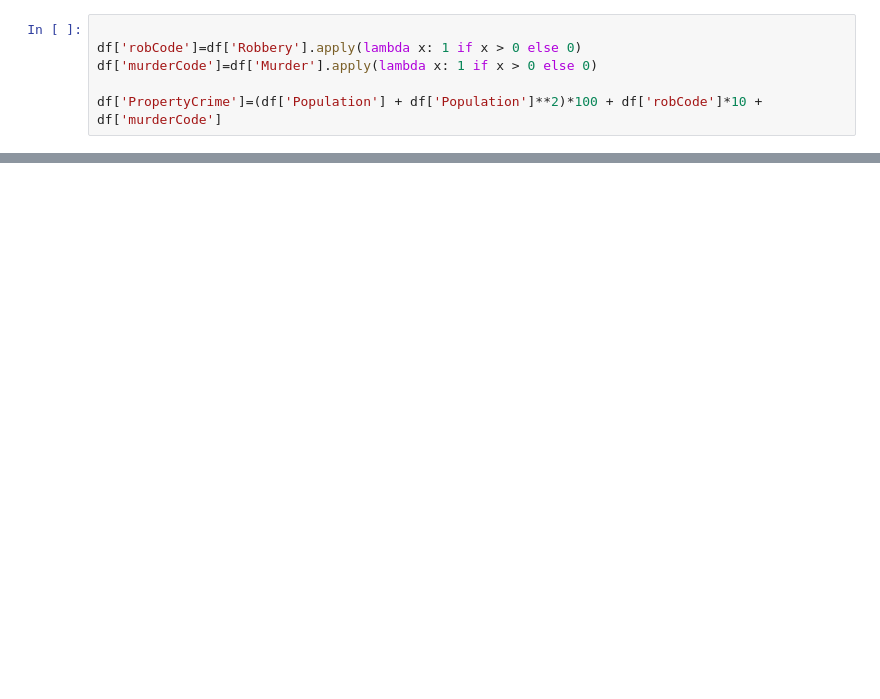
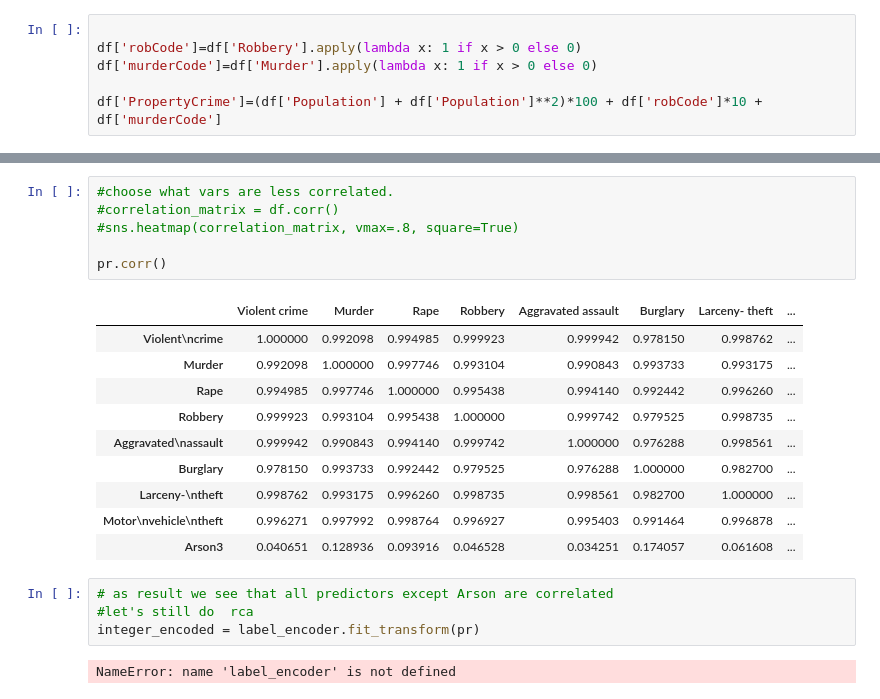
Before and after one commit to v2br/AI_study, a Jupyter notebook: unit2/Unit2Lesson4MyRegressionModel.ipynb, the cells around one changed output, grey strips where cells are left out. Saved outputs shown, nothing was run; the diff lists cells and outputs as text; blank space fills up the shorter version.

```diff
--- a/unit2/Unit2Lesson4MyRegressionModel.ipynb
+++ b/unit2/Unit2Lesson4MyRegressionModel.ipynb
@@ -160,0 +161,23 @@ print(inverted)
+# %%
+#choose what vars are less correlated.
+#correlation_matrix = df.corr()
+#sns.heatmap(correlation_matrix, vmax=.8, square=True)
+
+pr.corr()
+# %% [output]
+|  | Violent crime | Murder | Rape | Robbery | Aggravated assault | Burglary | Larceny- theft | ... |
+| Violent\ncrime | 1.000000 | 0.992098 | 0.994985 | 0.999923 | 0.999942 | 0.978150 | 0.998762 | ... |
+| Murder | 0.992098 | 1.000000 | 0.997746 | 0.993104 | 0.990843 | 0.993733 | 0.993175 | ... |
+| Rape | 0.994985 | 0.997746 | 1.000000 | 0.995438 | 0.994140 | 0.992442 | 0.996260 | ... |
+| Robbery | 0.999923 | 0.993104 | 0.995438 | 1.000000 | 0.999742 | 0.979525 | 0.998735 | ... |
+| Aggravated\nassault | 0.999942 | 0.990843 | 0.994140 | 0.999742 | 1.000000 | 0.976288 | 0.998561 | ... |
+| Burglary | 0.978150 | 0.993733 | 0.992442 | 0.979525 | 0.976288 | 1.000000 | 0.982700 | ... |
+| Larceny-\ntheft | 0.998762 | 0.993175 | 0.996260 | 0.998735 | 0.998561 | 0.982700 | 1.000000 | ... |
+| Motor\nvehicle\ntheft | 0.996271 | 0.997992 | 0.998764 | 0.996927 | 0.995403 | 0.991464 | 0.996878 | ... |
+| Arson3 | 0.040651 | 0.128936 | 0.093916 | 0.046528 | 0.034251 | 0.174057 | 0.061608 | ... |
+# %%
+# as result we see that all predictors except Arson are correlated
+#let's still do  rca
+integer_encoded = label_encoder.fit_transform(pr)
+# %% [output]
+NameError: name 'label_encoder' is not defined
```
Also changed, not shown: parts of 14 cells of this notebook, 6 other files.
